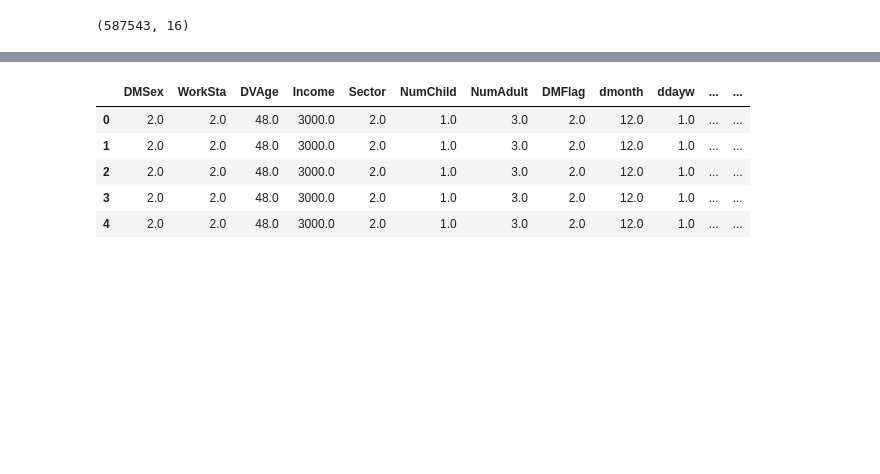
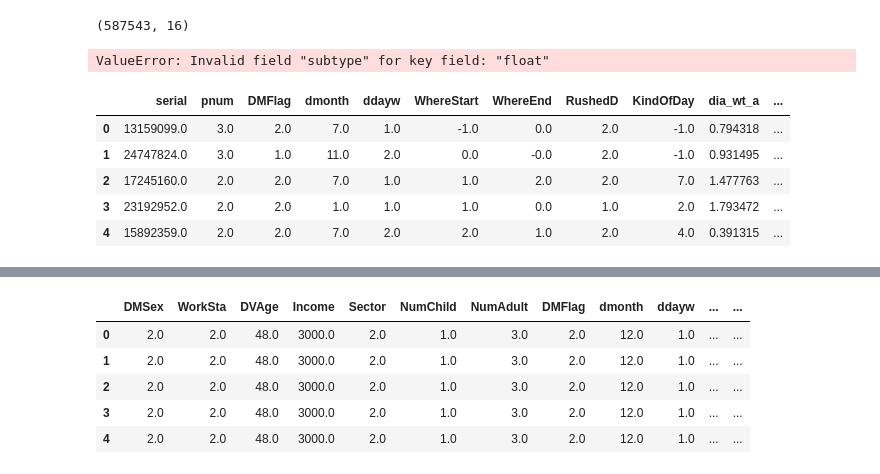
Before and after one commit to roshan-pandey/synthetic-data-gen, a Jupyter notebook: src/data-manipulation.ipynb, the cells around one changed output, grey strips where cells are left out. Cells and saved outputs as stored; diff of their text form; code cells hidden in the pictures; blank space fills up the shorter version.

Commit message:
trying different data generation methods

```diff
--- a/src/data-manipulation.ipynb
+++ b/src/data-manipulation.ipynb
@@ -75,3 +98,32 @@ ind_df.head()
 print(long_df.shape)
 # %% [output]
 (587543, 16)
+# %%
+def train_gen(data):
+    metadata = Metadata()
+    table = {'df': data}
+    metadata.add_table(
+        name = 'df',
+        data = table['df']
+    )
+    sdv = SDV()
+    sdv.fit(metadata, table)
+    sdv.save('../models/test_sdv.pkl')
+
+def data_gen():
+    sdv = SDV.load('../models/test_sdv.pkl')
+    samples = sdv.sample()
+    return samples
+# %%
+metadata = Metadata()
+tables = {'long': long_df}
+metadata.add_table(
+    name='long',
+    data=tables['long'],
+    primary_key= 'pnum'
+)
+# %% [output]
+ValueError: Invalid field "subtype" for key field: "float"
+# %%
+train_gen(long_df)
+synth_long = data_gen()
@@ -77,0 +133,9 @@ print(long_df.shape)
+# %%
+synth_long['df'].head()
+# %% [output]
+|  | serial | pnum | DMFlag | dmonth | ddayw | WhereStart | WhereEnd | RushedD | KindOfDay | dia_wt_a | ... |
+| 0 | 13159099.0 | 3.0 | 2.0 | 7.0 | 1.0 | -1.0 | 0.0 | 2.0 | -1.0 | 0.794318 | ... |
+| 1 | 24747824.0 | 3.0 | 1.0 | 11.0 | 2.0 | 0.0 | -0.0 | 2.0 | -1.0 | 0.931495 | ... |
+| 2 | 17245160.0 | 2.0 | 2.0 | 7.0 | 1.0 | 1.0 | 2.0 | 2.0 | 7.0 | 1.477763 | ... |
+| 3 | 23192952.0 | 2.0 | 2.0 | 1.0 | 1.0 | 1.0 | 0.0 | 1.0 | 2.0 | 1.793472 | ... |
+| 4 | 15892359.0 | 2.0 | 2.0 | 7.0 | 2.0 | 2.0 | 1.0 | 2.0 | 4.0 | 0.391315 | ... |
```
Also changed, not shown: parts of 9 cells of this notebook, 4 other files.
